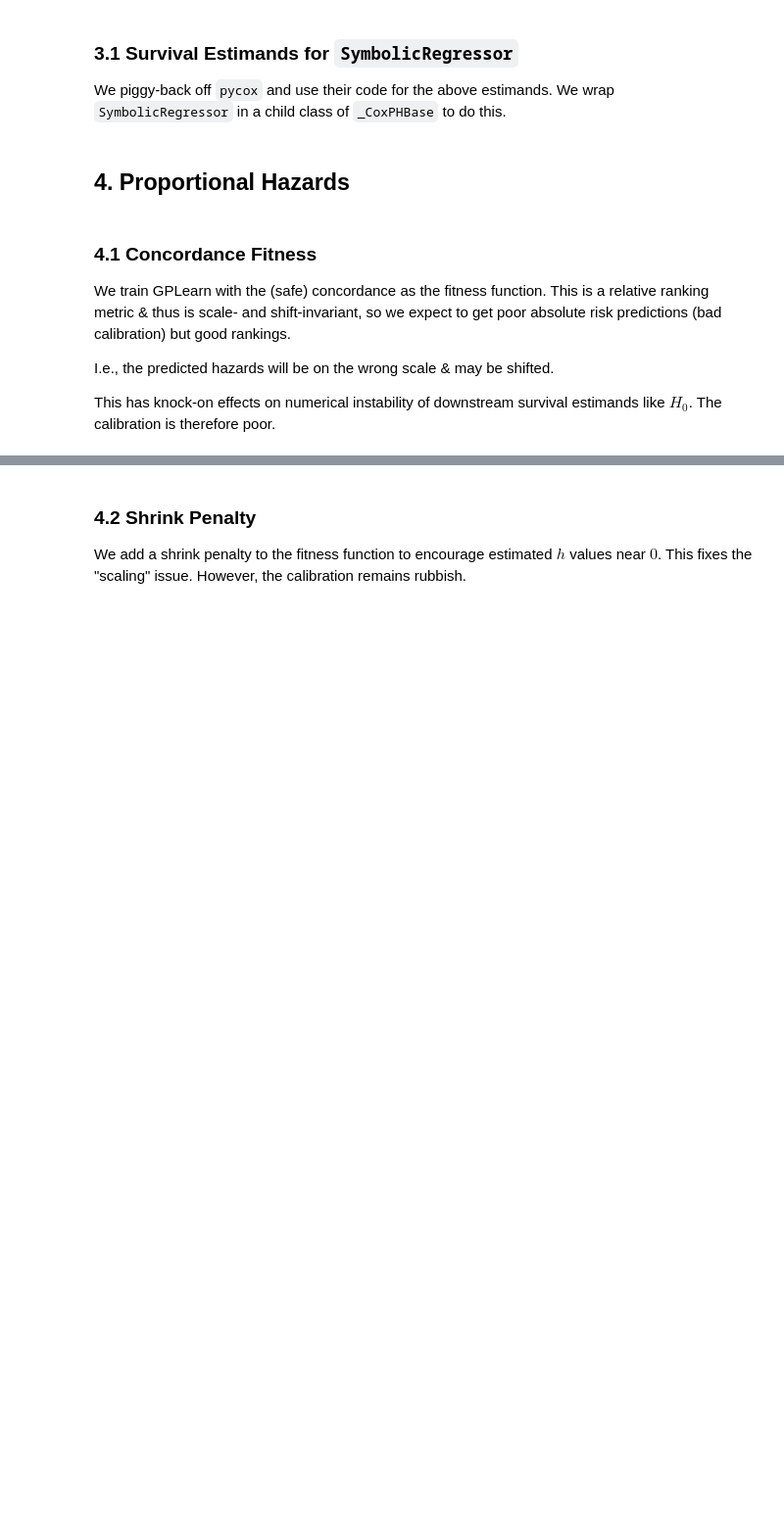
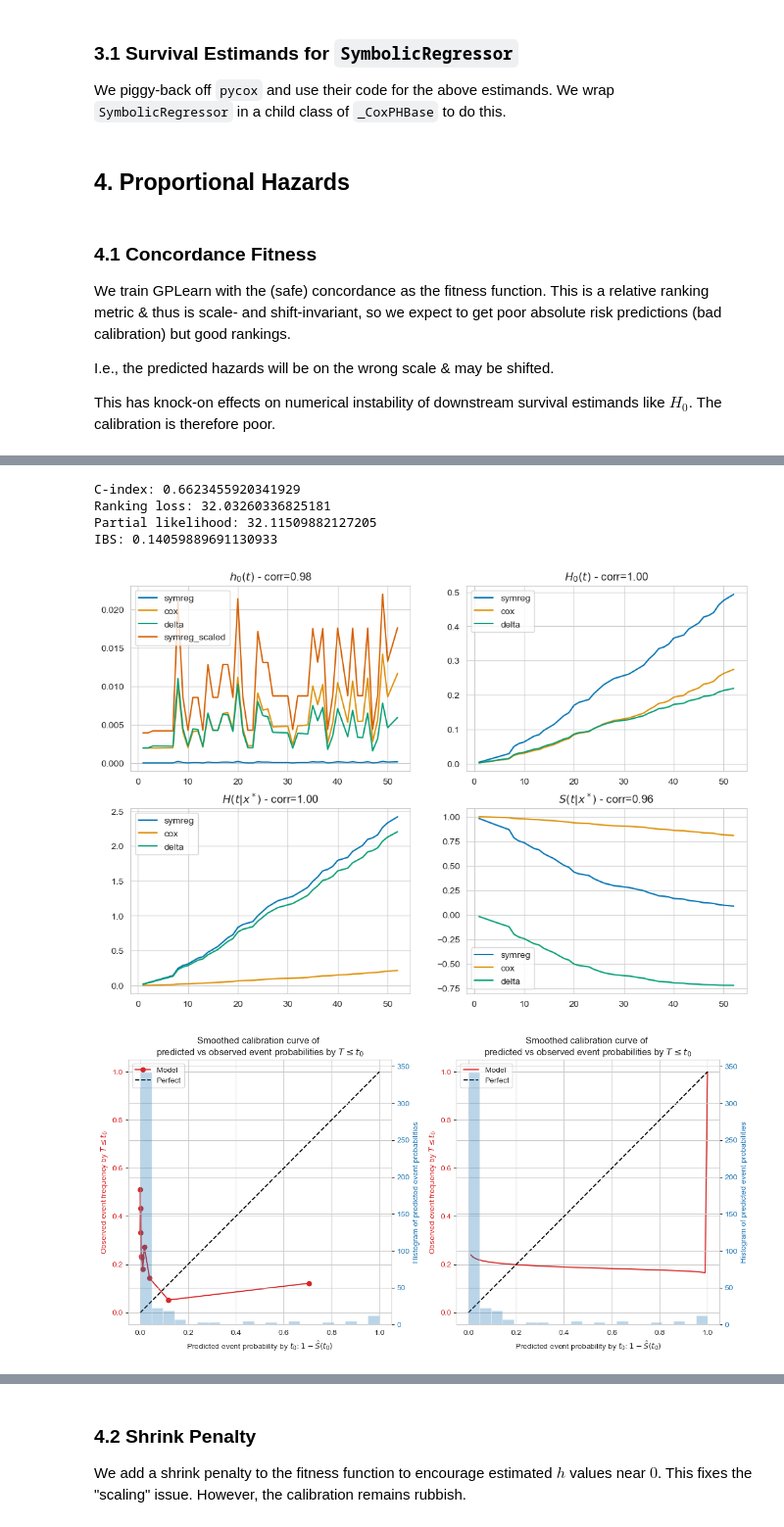
Before and after one commit to steliosbl/SurvSHAREs, a Jupyter notebook: gplearn_survival.ipynb, the cells around one changed output, grey strips where cells are left out. Shown at 98% size. Drawn from its saved outputs; the diff is of its cells as text; code cells hidden in the pictures; blank space fills up the shorter version.

```diff
--- a/gplearn_survival.ipynb
+++ b/gplearn_survival.ipynb
@@ -354,6 +406,14 @@ symreg_c.model
 # %%
 EvalSymRegPH(symreg_c).score(X, T, E)
-EvalSymRegPH(symreg_c).plot_estimands(X, T, E, h0_scale_factor=1600)
+EvalSymRegPH(symreg_c).plot_estimands(X, T, E, h0_scale_factor=100)
+EvalSymRegPH(symreg_c).plot_calibration(X, T, E)
+# %% [output]
+C-index: 0.6623455920341929
+Ranking loss: 32.03260336825181
+Partial likelihood: 32.11509882127205
+IBS: 0.14059889691130933
+[figure, added]
+[figure, added]
 # %%
 # Can't use `cross_validate` bc it won't pass the event indicators properly
 # so we write a custom CV loop
```
Also changed, not shown: parts of 21 cells of this notebook, 3 other files.
